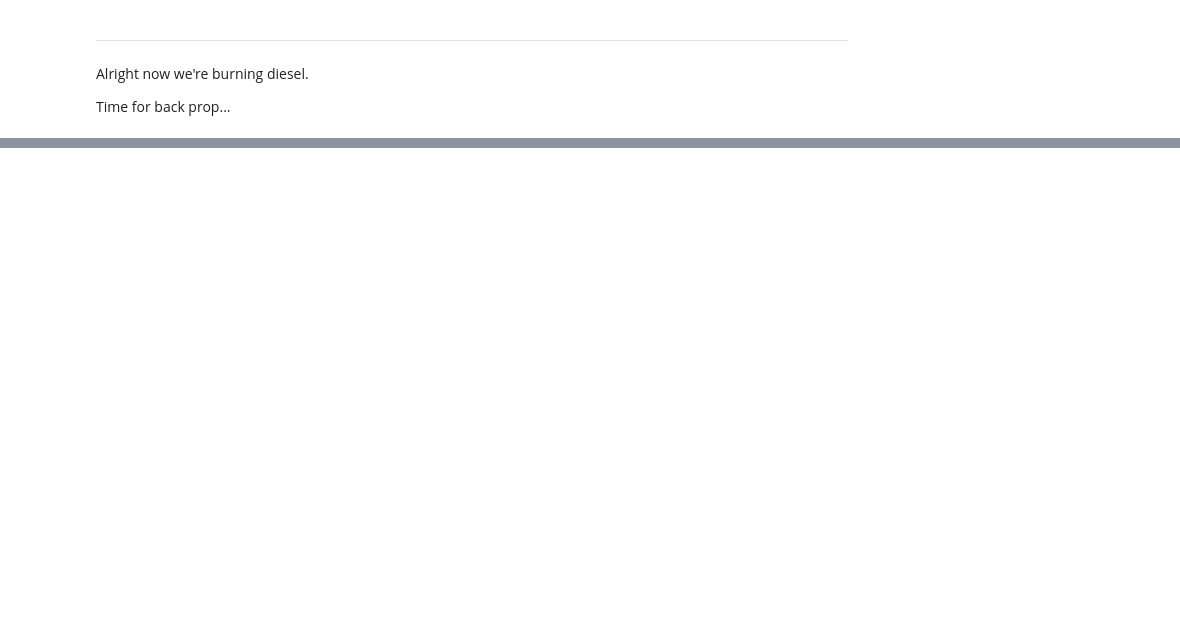
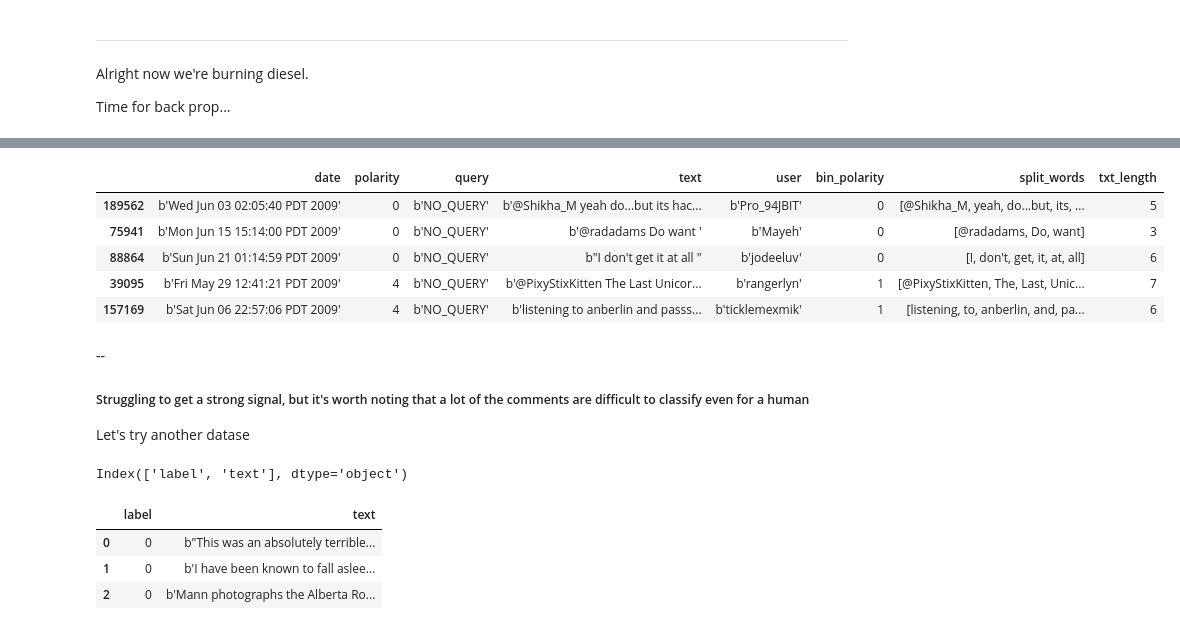
Before and after one commit to jakelourie1502/RNN_from_scratch_compared_to_Keras, a Jupyter notebook: RNN_from_scratch.ipynb, the cells around one changed output, grey strips where cells are left out. Saved outputs shown, nothing was run; the diff lists cells and outputs as text; code cells hidden in the pictures; blank space fills up the shorter version.

```diff
--- a/RNN_from_scratch.ipynb
+++ b/RNN_from_scratch.ipynb
@@ -87,4 +93,0 @@ for key, value in word_dict_2k.items():
-# %%
-#working with a smaller set for now
-
-reduced_df = df.iloc[:df_size]
@@ -512,0 +644,14 @@ def gback_prop_one_layer(prev_loss, t, weights, zc_dict, zu_dict, č_dict, cupd_
+# %%
+reduced_df.sample(5)
+# %% [output]
+|  | date | polarity | query | text | user | bin_polarity | split_words | txt_length |
+| 189562 | b'Wed Jun 03 02:05:40 PDT 2009' | 0 | b'NO_QUERY' | b'@Shikha_M yeah do...but its hac... | b'Pro_94JBIT' | 0 | [@Shikha_M, yeah, do...but, its, ... | 5 |
+| 75941 | b'Mon Jun 15 15:14:00 PDT 2009' | 0 | b'NO_QUERY' | b'@radadams Do want ' | b'Mayeh' | 0 | [@radadams, Do, want] | 3 |
+| 88864 | b'Sun Jun 21 01:14:59 PDT 2009' | 0 | b'NO_QUERY' | b"I don't get it at all " | b'jodeeluv' | 0 | [I, don't, get, it, at, all] | 6 |
+| 39095 | b'Fri May 29 12:41:21 PDT 2009' | 4 | b'NO_QUERY' | b'@PixyStixKitten The Last Unicor... | b'rangerlyn' | 1 | [@PixyStixKitten, The, Last, Unic... | 7 |
+| 157169 | b'Sat Jun 06 22:57:06 PDT 2009' | 4 | b'NO_QUERY' | b'listening to anberlin and passs... | b'ticklemexmik' | 1 | [listening, to, anberlin, and, pa... | 6 |
+# %% [markdown]
+--
+##### Struggling to get a strong signal, but it's worth noting that a lot of the comments are difficult to classify even for a human
+
+Let's try another datase
@@ -512,0 +664,11 @@ def gback_prop_one_layer(prev_loss, t, weights, zc_dict, zu_dict, č_dict, cupd_
+# %%
+df2.columns
+# %% [output]
+Index(['label', 'text'], dtype='object')
+# %%
+df2.head(3)
+# %% [output]
+|  | label | text |
+| 0 | 0 | b"This was an absolutely terrible... |
+| 1 | 0 | b'I have been known to fall aslee... |
+| 2 | 0 | b'Mann photographs the Alberta Ro... |
```
Also changed, not shown: parts of 48 cells of this notebook.
